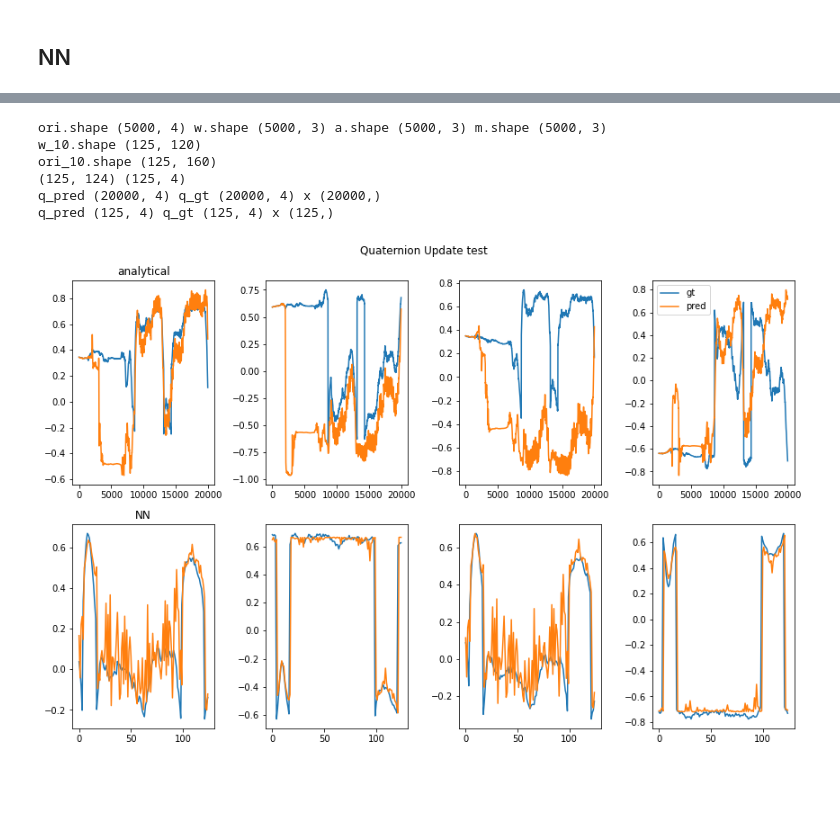
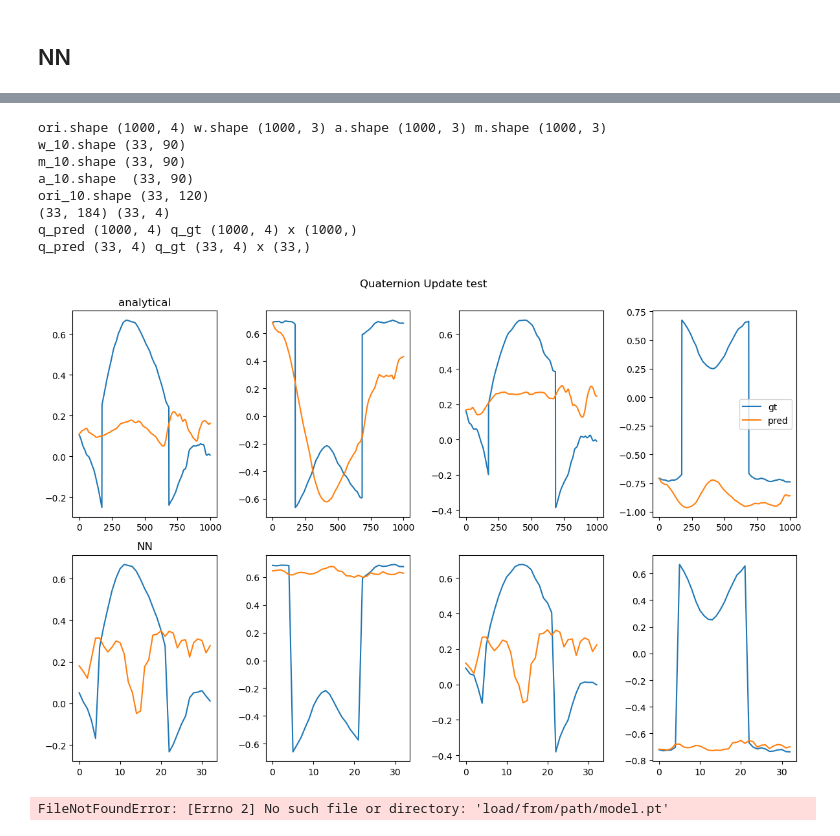
Before and after one commit to tonton-golio/inertial_navigation_transformer, a Jupyter notebook: playground_notebooks/quaternion_update_anton.ipynb, the cells around one changed output, grey strips where cells are left out. Saved outputs shown, nothing was run; the diff lists cells and outputs as text; code cells hidden in the pictures; blank space fills up the shorter version.

```diff
--- a/playground_notebooks/quaternion_update_anton.ipynb
+++ b/playground_notebooks/quaternion_update_anton.ipynb
@@ -18,14 +66,13 @@ synced
 # %%
-w = data_dict['synced/gyro']
-N = 20000
-# 100 time steps
-q_gt = data_dict['pose/tango_ori'][:N]
-dt = data_dict['synced/time'][1] - data_dict['synced/time'][0]
-q_pred_ana = np.zeros((N,4))
+# Predict angles analytically
+q_gt = data_dict['pose/tango_ori'][N:N + Nval]
+dt = data_dict['synced/time'][N+1] - data_dict['synced/time'][N]
+
+q_pred_ana = np.zeros((Nval,4))
 q_pred_ana[0] = q_gt[0]
 factor= .0025                                # has been set arbitrarily
-for i in range(1,N):
-    q_pred_ana[i] = Theta(w[i]*factor, dt=dt)@q_pred_ana[i-1]
+for i in range(1,Nval):
+    q_pred_ana[i] = Theta(w[N + i]*factor, dt=dt)@q_pred_ana[i-1]
 # %%
 # plot
 def plot_quat(q_gts, q_preds, xs, names = ['analytical', 'NN']):
@@ -205,36 +289,44 @@ Test loss: 0.02935
 # %%
 # testing unseen
 
-n_unseen = 5000
-n_seen = 20000
+n_unseen = Nval
+
 start, end = n_seen, n_seen+n_unseen
 #start, end = 0, n_unseen
 
 
-X_unseen, y_unseen = get_data(start=start, stop=end)
+X_unseen, y_unseen = get_data(start=start, stop=end, group_num = group_num, include_acc=include_acc, include_mag=include_mag)
 
 
 y_pred = []
-with torch.no_grad():
-    for i in range(len(X_unseen)):
-        if i > 0:
-            X_unseen[i, 0:4] = y_pred[i-1]
-        inputs = torch.from_numpy(X_unseen[i]).float()
-        outputs = net(inputs)
-        y_pred.append(outputs.numpy())
+if 1:
+    with torch.no_grad():
+        for i in range(len(X_unseen)):
+            if i > 0:
+                X_unseen[i, -4:] = y_pred[i-1]
+
+            inputs = torch.from_numpy(X_unseen[i]).float()
+            # mount to gpu if using
+            inputs = inputs.to(device)
+            outputs = net(inputs)
+            # copy to cpu and store prediction
+            outputs_cpu = torch.Tensor.cpu(outputs)
+            y_pred.append(outputs_cpu.numpy())
 
 
 y_pred = np.array(y_pred)
 q_gts = [q_gt, y_unseen]
 q_preds = [q_pred_ana, y_pred]
 xs = [np.arange(len(q_gt)), np.arange(len(y_unseen))]
 plot_quat(q_gts, q_preds, xs, names = ['analytical', 'NN'])
 plt.savefig('../assets/quat_nn.png')
 # %% [output]
-ori.shape (5000, 4) w.shape (5000, 3) a.shape (5000, 3) m.shape (5000, 3)
-w_10.shape (125, 120)
-ori_10.shape (125, 160)
-(125, 124) (125, 4)
-q_pred (20000, 4) q_gt (20000, 4) x (20000,)
-q_pred (125, 4) q_gt (125, 4) x (125,)
+ori.shape (1000, 4) w.shape (1000, 3) a.shape (1000, 3) m.shape (1000, 3)
+w_10.shape (33, 90)
+m_10.shape (33, 90)
+a_10.shape  (33, 90)
+ori_10.shape (33, 120)
+(33, 184) (33, 4)
+q_pred (1000, 4) q_gt (1000, 4) x (1000,)
+q_pred (33, 4) q_gt (33, 4) x (33,)
-[figure, old version]
+[figure, new version]
@@ -242,0 +333,4 @@ q_pred (125, 4) q_gt (125, 4) x (125,)
+# %%
+lstm = torch.load('load/from/path/model.pt')
+# %% [output]
+FileNotFoundError: [Errno 2] No such file or directory: 'load/from/path/model.pt'
```
Also changed, not shown: parts of 9 cells of this notebook.
